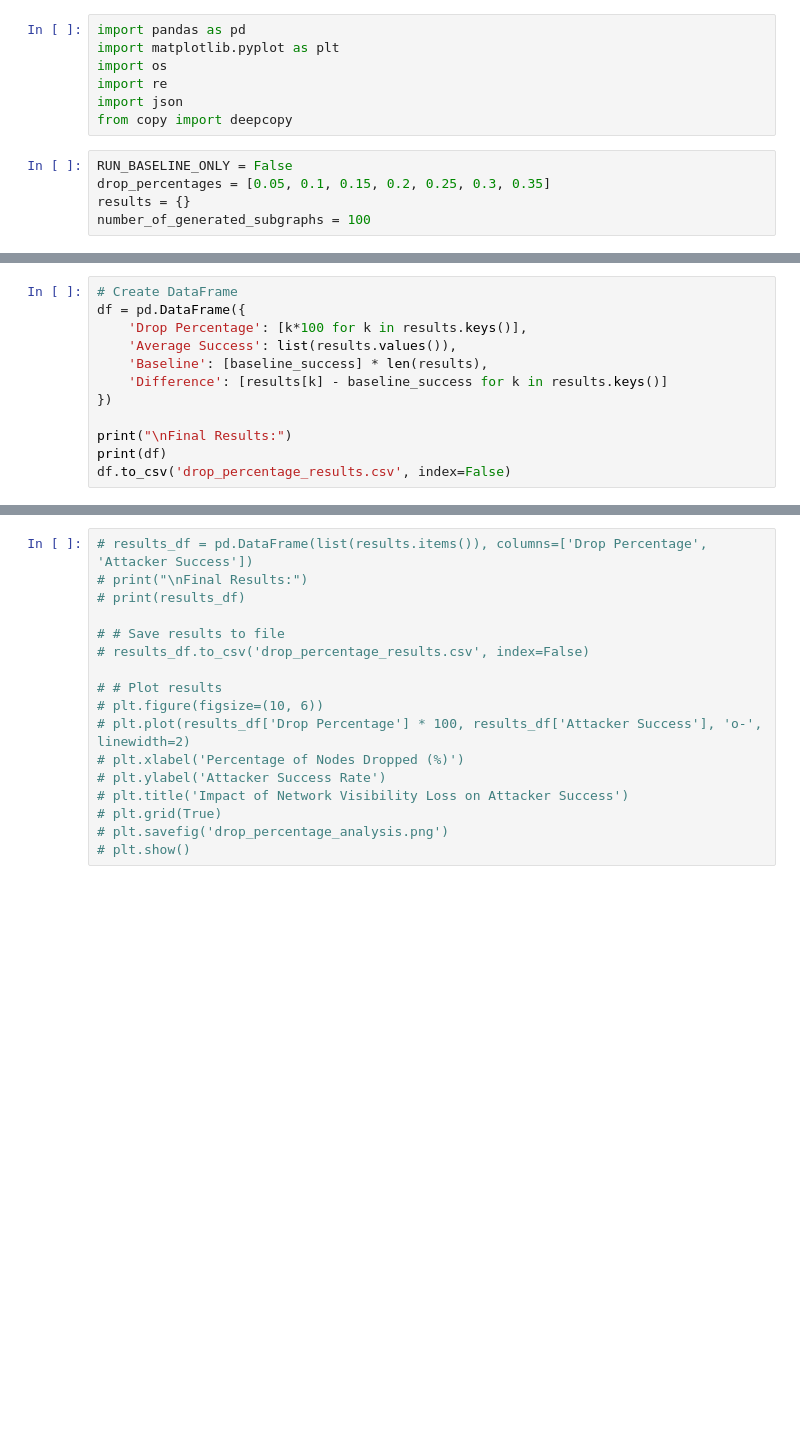
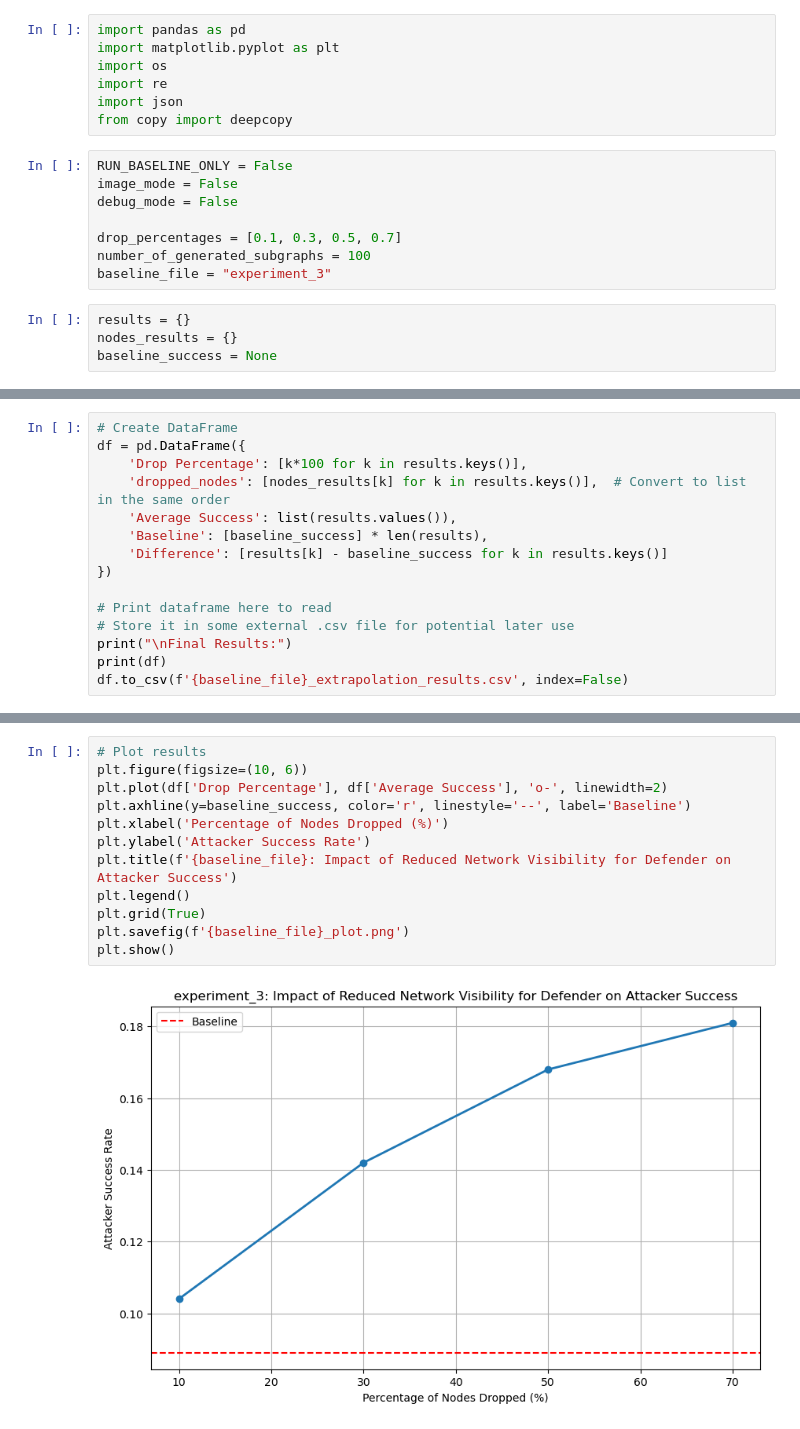
Before and after one commit to wiggly1993/Python_Implementation_ComputersAndSecurity_RoboticsCaseStudies_Cut-The-Rope, a Jupyter notebook: src/0Day_Exploit/extrapolate.ipynb, the cells around one changed output, grey strips where cells are left out. Saved outputs shown, nothing was run; the diff lists cells and outputs as text; blank space fills up the shorter version.

Commit message:
Added information how many nodes were dropped, some cleanup done to extrapolation file

```diff
--- a/src/0Day_Exploit/extrapolate.ipynb
+++ b/src/0Day_Exploit/extrapolate.ipynb
@@ -7,9 +7,16 @@ import json
 from copy import deepcopy
 # %%
 RUN_BASELINE_ONLY = False
-drop_percentages = [0.05, 0.1, 0.15, 0.2, 0.25, 0.3, 0.35]
-results = {}
+image_mode = False
+debug_mode = False
+
+drop_percentages = [0.1, 0.3, 0.5, 0.7]
 number_of_generated_subgraphs = 100
+baseline_file = "experiment_3"
+# %%
+results = {}
+nodes_results = {}
+baseline_success = None
 # %%
 for i, drop_pct in enumerate(drop_percentages):
     # The baseline does not change since there are no nodes dropped
@@ -74,13 +88,16 @@ Drop %: 35.0%, Avg Success: 0.152, Diff: 0.063
 # Create DataFrame
 df = pd.DataFrame({
     'Drop Percentage': [k*100 for k in results.keys()],
+    'dropped_nodes': [nodes_results[k] for k in results.keys()],  # Convert to list in the same order
     'Average Success': list(results.values()),
     'Baseline': [baseline_success] * len(results),
     'Difference': [results[k] - baseline_success for k in results.keys()]
 })
 
+# Print dataframe here to read
+# Store it in some external .csv file for potential later use
 print("\nFinal Results:")
 print(df)
-df.to_csv('drop_percentage_results.csv', index=False)
+df.to_csv(f'{baseline_file}_extrapolation_results.csv', index=False)
 # %% [output]
 Final Results:
@@ -95,17 +109,14 @@ Final Results:
 # %%
-# results_df = pd.DataFrame(list(results.items()), columns=['Drop Percentage', 'Attacker Success'])
-# print("\nFinal Results:")
-# print(results_df)
-
-# # Save results to file
-# results_df.to_csv('drop_percentage_results.csv', index=False)
-
-# # Plot results
-# plt.figure(figsize=(10, 6))
-# plt.plot(results_df['Drop Percentage'] * 100, results_df['Attacker Success'], 'o-', linewidth=2)
-# plt.xlabel('Percentage of Nodes Dropped (%)')
-# plt.ylabel('Attacker Success Rate')
-# plt.title('Impact of Network Visibility Loss on Attacker Success')
-# plt.grid(True)
-# plt.savefig('drop_percentage_analysis.png')
-# plt.show()
+# Plot results
+plt.figure(figsize=(10, 6))
+plt.plot(df['Drop Percentage'], df['Average Success'], 'o-', linewidth=2)
+plt.axhline(y=baseline_success, color='r', linestyle='--', label='Baseline')
+plt.xlabel('Percentage of Nodes Dropped (%)')
+plt.ylabel('Attacker Success Rate')
+plt.title(f'{baseline_file}: Impact of Reduced Network Visibility for Defender on Attacker Success')
+plt.legend()
+plt.grid(True)
+plt.savefig(f'{baseline_file}_plot.png')
+plt.show()
+# %% [output]
+[figure, added]
```
Also changed, not shown: parts of 2 cells of this notebook, 11 other files.
